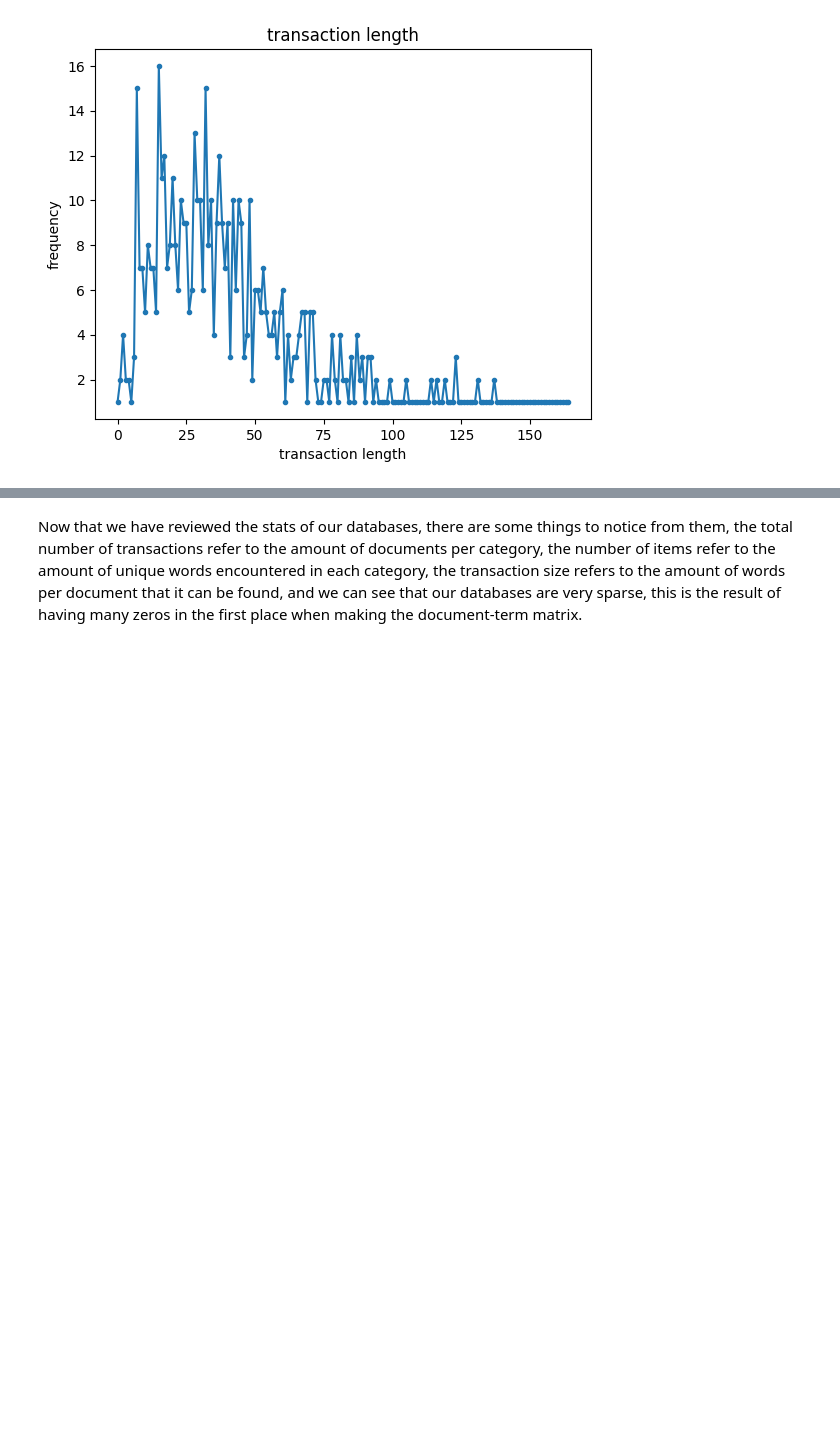
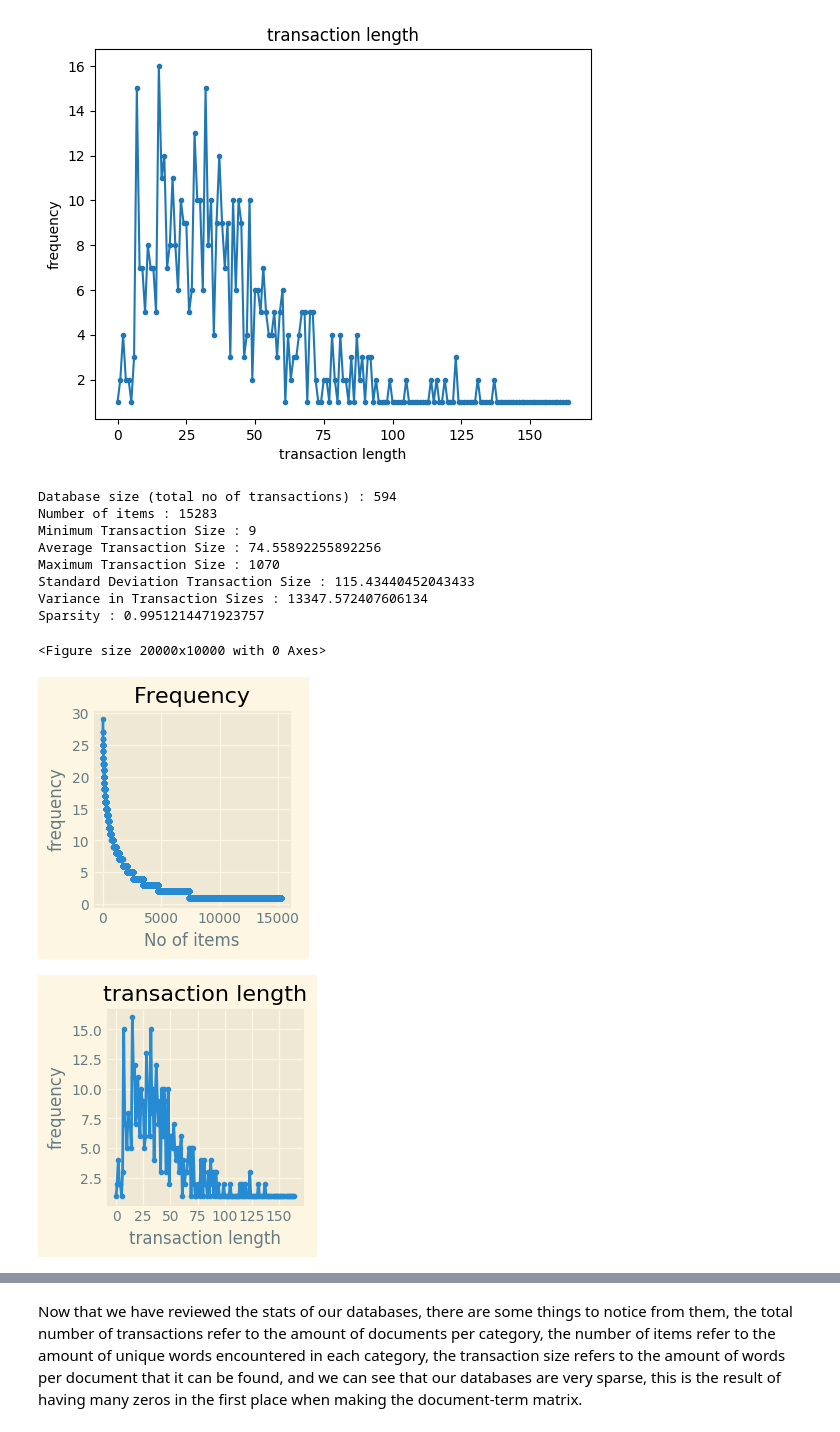
Before and after one commit to Annisme/DM2024-Lab1-Master, a Jupyter notebook: DM2024-Lab1-Master.ipynb, the cells around one changed output, grey strips where cells are left out. Cells and saved outputs as stored; diff of their text form; code cells hidden in the pictures; blank space fills up the shorter version.

```diff
--- a/DM2024-Lab1-Master.ipynb
+++ b/DM2024-Lab1-Master.ipynb
@@ -2144,6 +2171,38 @@ Variance in Transaction Sizes : 13347.572407606134
 Sparsity : 0.9951214471923757
 [figure]
 [figure]
+# %%
+import matplotlib.pyplot as plt
+from PAMI.extras.dbStats import TransactionalDatabase as tds
+obj = tds.TransactionalDatabase('td_freq_db_sci_med.csv')
+obj.run()
+obj.printStats()
+plt.figure(figsize=(200, 100))
+
+# 繪製圖表
+obj.plotGraphs()
+
+
+# 獲取當前圖表的 Axes
+ax = plt.gca()
+
+# 假設 x 軸範圍的最大值，例如假設為 150，並且每隔 25 設置一個刻度
+ax.set_xticks(range(0, 175, 25))  # 每 25 為一個刻度
+
+# 顯示圖表
+plt.show()
+# %% [output]
+Database size (total no of transactions) : 594
+Number of items : 15283
+Minimum Transaction Size : 9
+Average Transaction Size : 74.55892255892256
+Maximum Transaction Size : 1070
+Standard Deviation Transaction Size : 115.43440452043433
+Variance in Transaction Sizes : 13347.572407606134
+Sparsity : 0.9951214471923757
+<Figure size 20000x10000 with 0 Axes>
+[figure, added]
+[figure, added]
 # %%
 from PAMI.extras.dbStats import TransactionalDatabase as tds
 obj = tds.TransactionalDatabase('td_freq_db_soc_religion_christian.csv')
```
Also changed, not shown: parts of 12 cells of this notebook, 5 other files.
